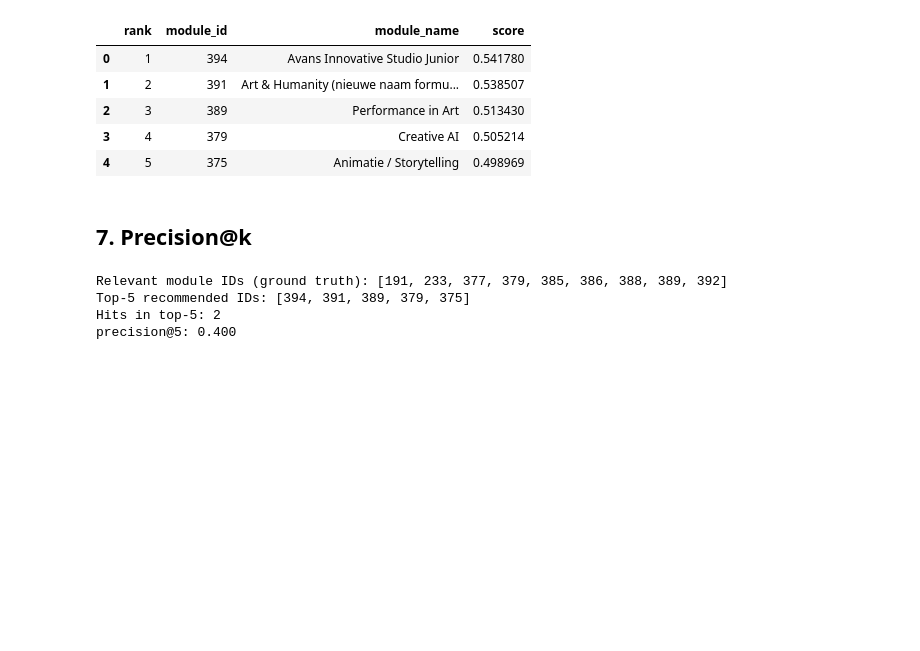
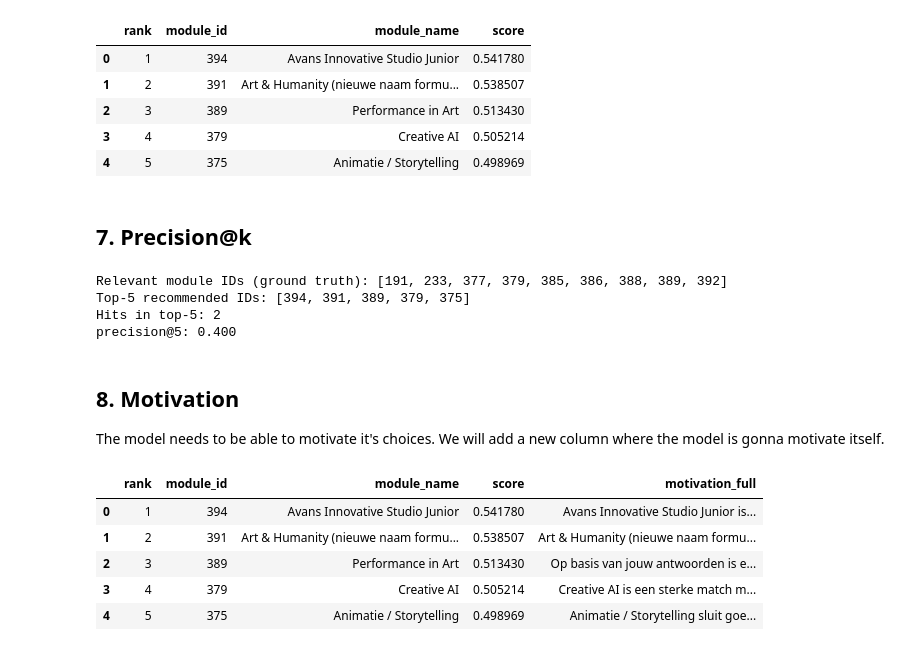
Before and after one commit to DanielvG-IT/Avans, a Jupyter notebook: Notebooks/3.2_model_training_se.ipynb, the cells around one changed output. Saved outputs shown, nothing was run; the diff lists cells and outputs as text; code cells hidden in the pictures; blank space fills up the shorter version.

Commit message:
Made motivation.

```diff
--- a/Notebooks/3.2_model_training_se.ipynb
+++ b/Notebooks/3.2_model_training_se.ipynb
@@ -4,7 +4,6 @@
 from helpers.functs.StudentProfile import StudentProfile
 from sklearn.metrics.pairwise import cosine_similarity
 from sentence_transformers import SentenceTransformer
-from precision_at_k_se import compute_precision_at_k
 from helpers.functs.NLP import soft_nlp, hard_nlp
 from typing import Iterable, Set, Tuple
 import pandas as pd
@@ -12,7 +11,7 @@ import numpy as np
 import ast
 
 # Load dataset
-df = pd.read_csv('../Data/Cleaned/cleaned_dataset_hard-NLP.csv')
+df = pd.read_csv('../Data/Cleaned/cleaned_dataset_soft-NLP.csv')
 
 # Loading uncleaned dataset for feedback names, etc. that have not seen NLP for user friendliness
 raw_df = pd.read_csv('../Data/Raw/Uitgebreide_VKM_dataset.csv')
@@ -370,3 +340,34 @@ Relevant module IDs (ground truth): [191, 233, 377, 379, 385, 386, 388, 389, 392
 Top-5 recommended IDs: [394, 391, 389, 379, 375]
 Hits in top-5: 2
 precision@5: 0.400
+# %% [markdown]
+## 8. Motivation
+The model needs to be able to motivate it's choices. We will add a new column where the model is gonna motivate itself.
+# %%
+from helpers.functs.motivation_se import add_motivation_column_se
+
+student_profile_text = student.to_text()  # mens-vriendelijke versie
+
+recs_with_motivation = add_motivation_column_se(
+    recs=recs,
+    student_profile_text=student_profile_text,
+    preferred_language=getattr(student, "preferred_language", "NL"),
+    raw_df=raw_df,           # voor module-naam/omschrijving
+    model=model,             # je al geladen SentenceTransformer
+)
+
+recs = recs_with_motivation
+
+old_width = pd.get_option("display.max_colwidth")
+pd.set_option("display.max_colwidth", None)
+
+display(recs)
+
+pd.set_option("display.max_colwidth", old_width)
+# %% [output]
+|  | rank | module_id | module_name | score | motivation_full |
+| 0 | 1 | 394 | Avans Innovative Studio Junior | 0.541780 | Avans Innovative Studio Junior is... |
+| 1 | 2 | 391 | Art & Humanity (nieuwe naam formu... | 0.538507 | Art & Humanity (nieuwe naam formu... |
+| 2 | 3 | 389 | Performance in Art | 0.513430 | Op basis van jouw antwoorden is e... |
+| 3 | 4 | 379 | Creative AI | 0.505214 | Creative AI is een sterke match m... |
+| 4 | 5 | 375 | Animatie / Storytelling | 0.498969 | Animatie / Storytelling sluit goe... |
```
Also changed, not shown: parts of 1 cell of this notebook, 1 other file.
